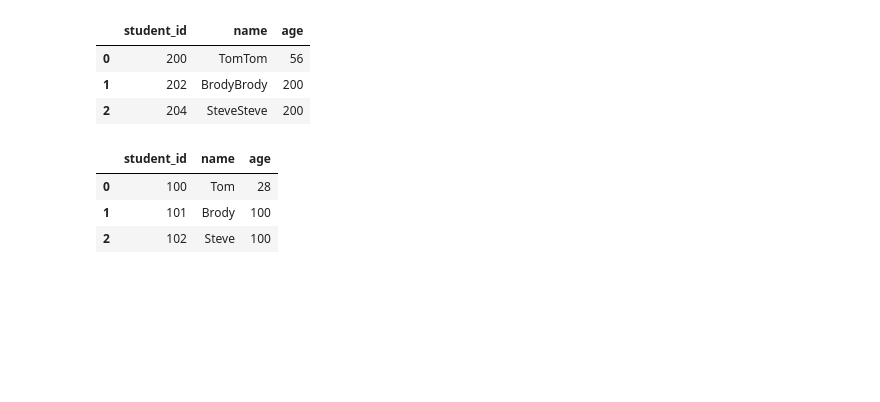
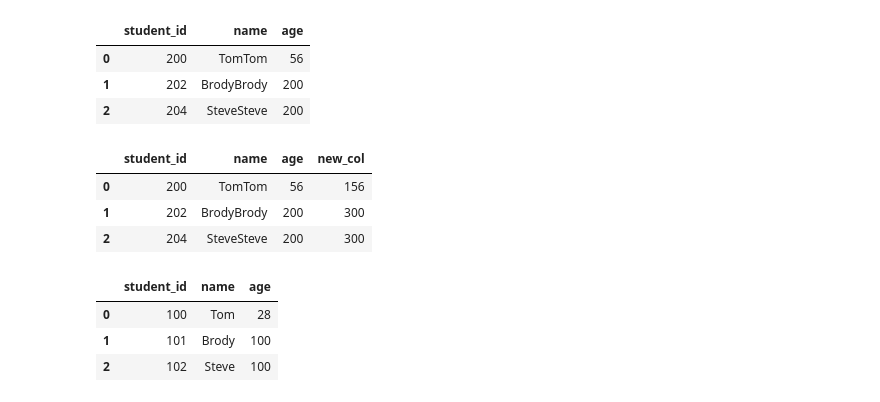
Before and after one commit to stevechengnyc/effective-pandas, a Jupyter notebook: 22-dealing-with-missing-and-duplicated-data.ipynb, the cells around one changed output. Cells and saved outputs as stored; diff of their text form; code cells hidden in the pictures; blank space fills up the shorter version.

```diff
--- a/22-dealing-with-missing-and-duplicated-data.ipynb
+++ b/22-dealing-with-missing-and-duplicated-data.ipynb
@@ -220,6 +220,14 @@ df
 | 0 | 200 | TomTom | 56 |
 | 1 | 202 | BrodyBrody | 200 |
 | 2 | 204 | SteveSteve | 200 |
+# %%
+df['new_col'] = df['age'] + 100
+df
+# %% [output]
+|  | student_id | name | age | new_col |
+| 0 | 200 | TomTom | 56 | 156 |
+| 1 | 202 | BrodyBrody | 200 | 300 |
+| 2 | 204 | SteveSteve | 200 | 300 |
 # %%
 df.loc[df['student_id']>100, 'age'] =100
 df
```
